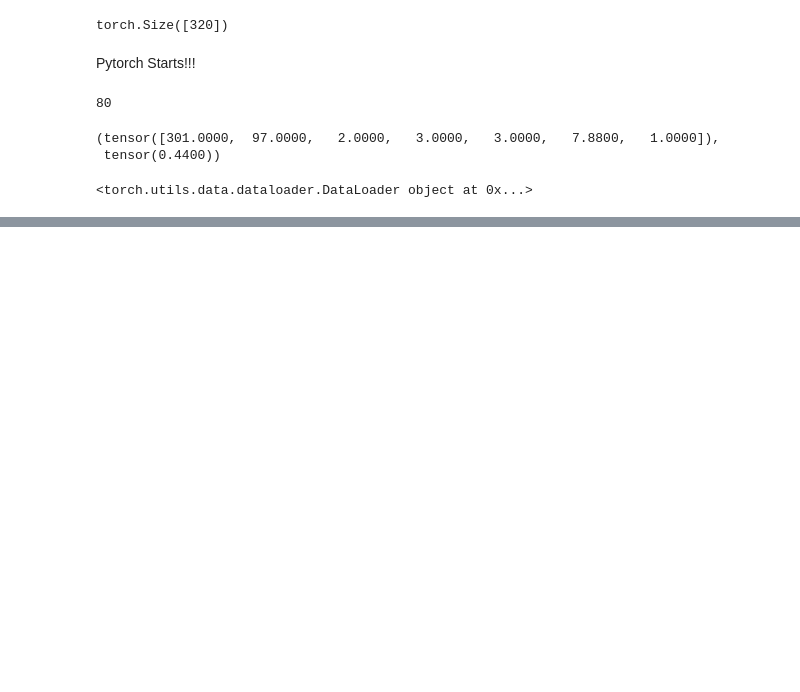
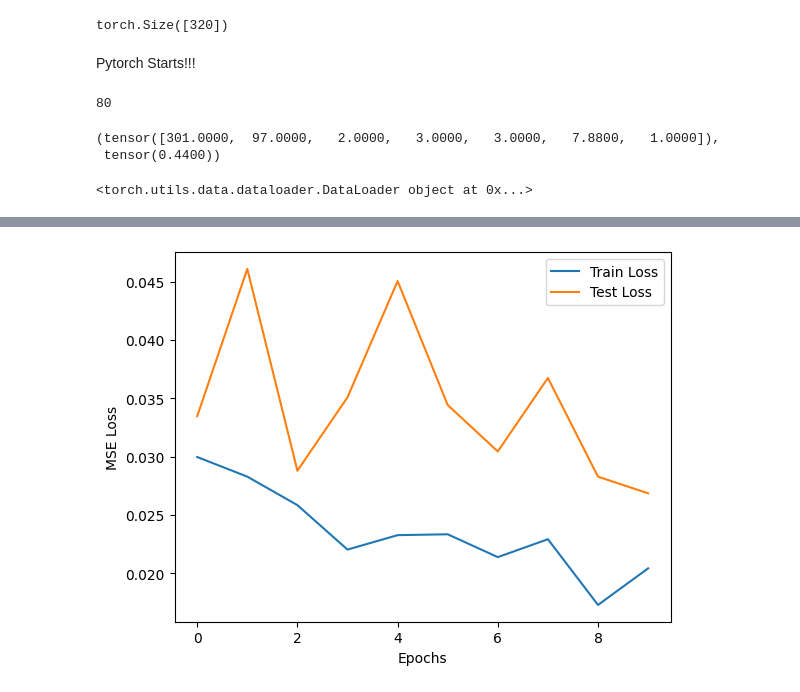
Before and after one commit to PRABHAV-RA2011003011010/Multi_Image_Classification_Using_Pytorch, a Jupyter notebook: admission.ipynb, the cells around one changed output, grey strips where cells are left out. Cells and saved outputs as stored; diff of their text form; code cells hidden in the pictures; blank space fills up the shorter version.

```diff
--- a/admission.ipynb
+++ b/admission.ipynb
@@ -498,3 +393,4 @@ study.best_value
 # %%
-study.best_params
+best_params=study.best_params
+best_params
 # %% [output]
@@ -624,0 +452,37 @@ def objective(trial):
+# %%
+#Model Training
+train_losses = []
+test_losses = []
+
+for epoch in range(epochs):
+    model.train()
+    running_train_loss = 0.0
+    for X_batch, y_batch in train_loader:
+        X_batch, y_batch = X_batch.to(device), y_batch.to(device)
+        optimizer.zero_grad()
+        preds = model(X_batch).squeeze()
+        loss = criterion(preds, y_batch.float())
+        loss.backward()
+        optimizer.step()
+        running_train_loss += loss.item()
+
+    model.eval()
+    running_test_loss = 0.0
+    with torch.no_grad():
+        for X_test, y_test in test_loader:
+            X_test, y_test = X_test.to(device), y_test.to(device)
+            preds = model(X_test).squeeze()
+            loss = criterion(preds, y_test.float())
+            running_test_loss += loss.item()
+
+    train_losses.append(running_train_loss / len(train_loader))
+    test_losses.append(running_test_loss / len(test_loader))
+# %%
+plt.plot(train_losses, label='Train Loss')
+plt.plot(test_losses, label='Test Loss')
+plt.xlabel('Epochs')
+plt.ylabel('MSE Loss')
+plt.legend()
+plt.show()
+# %% [output]
+[figure, added]
```
Also changed, not shown: parts of 29 cells of this notebook.
